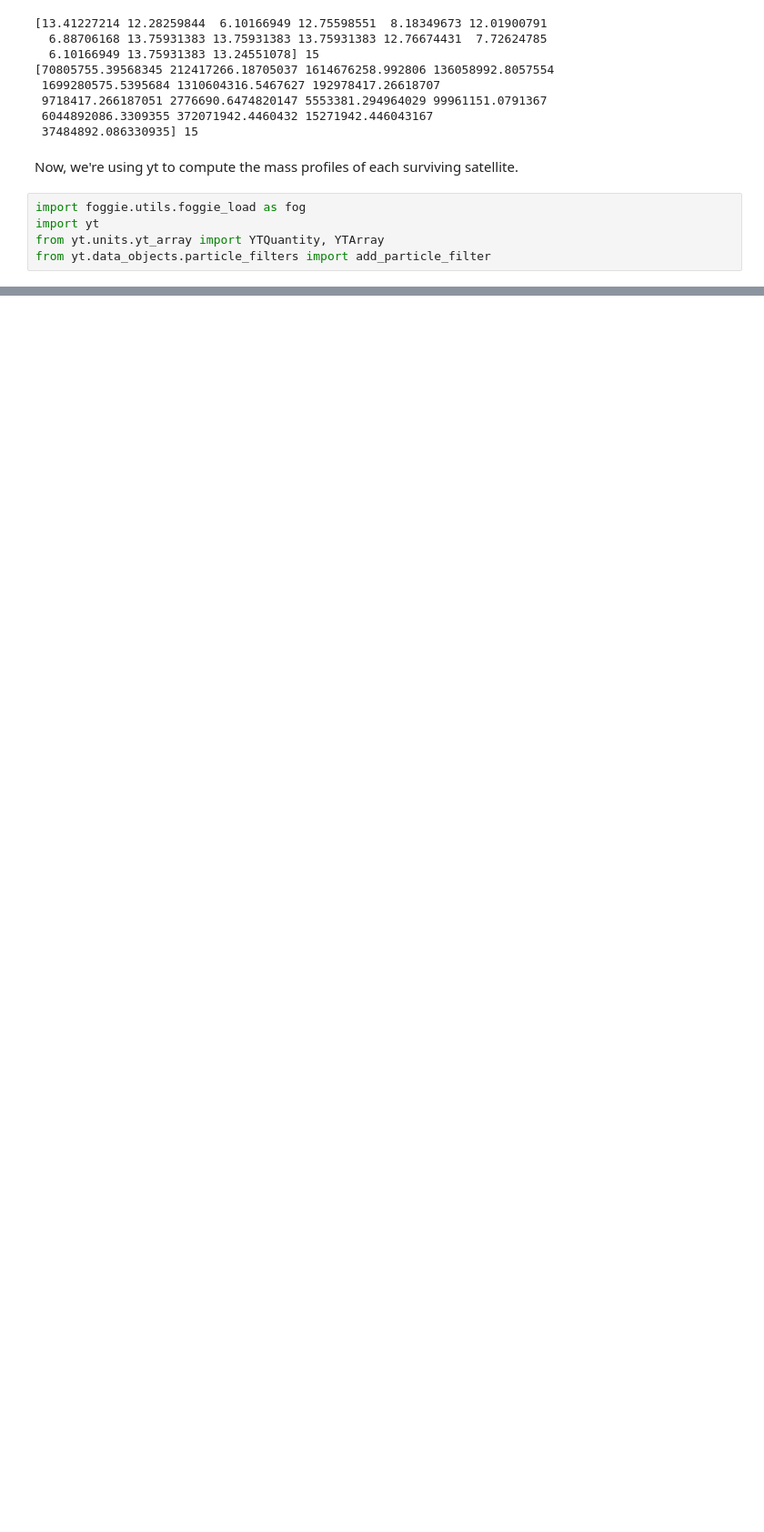
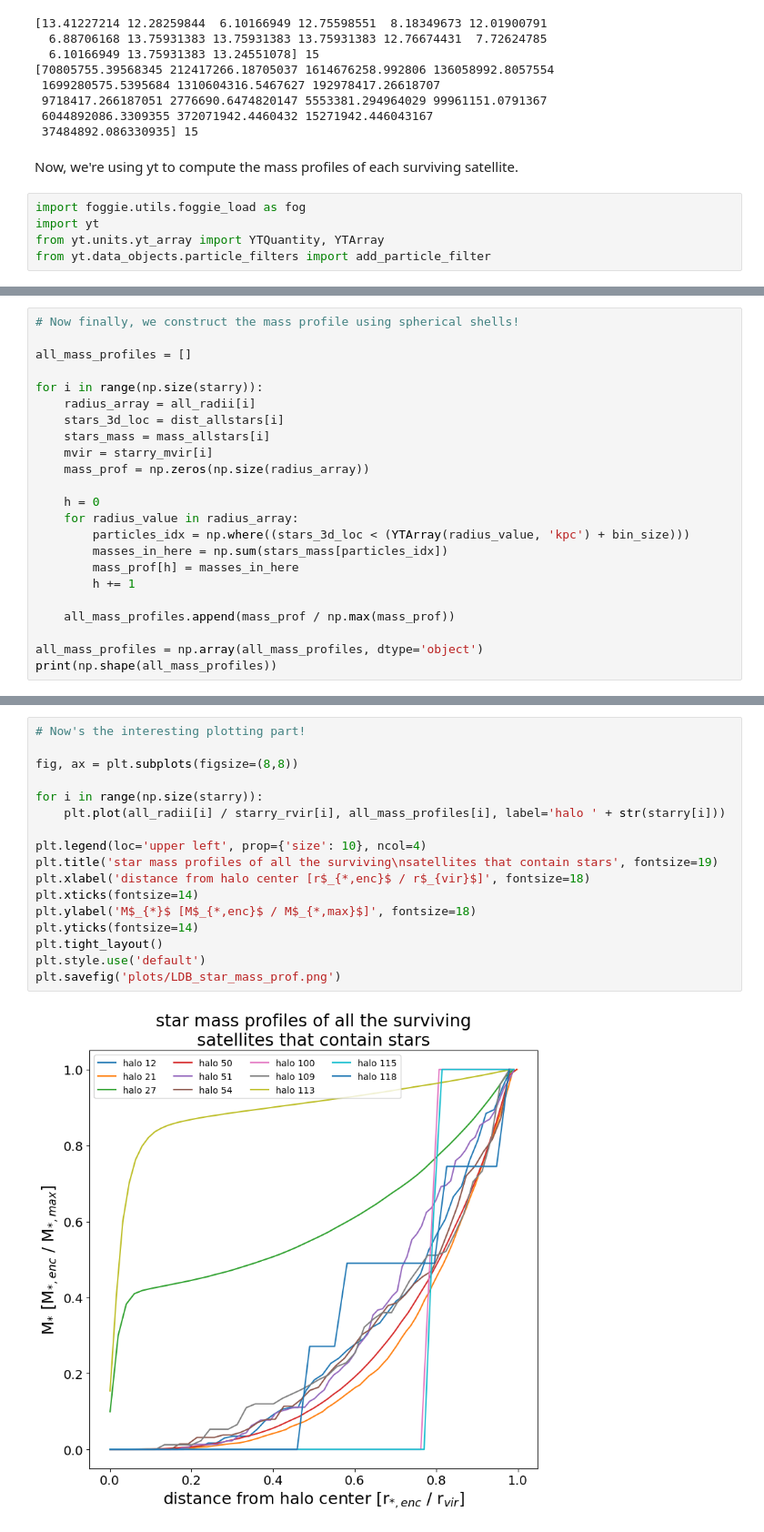
Before and after one commit to nguyenbinh1612/STScI_Summer2022, a Jupyter notebook: halos_surviving.ipynb, the cells around one changed output, grey strips where cells are left out. Shown at 91% size. Cells and saved outputs as stored; diff of their text form; blank space fills up the shorter version.

```diff
--- a/halos_surviving.ipynb
+++ b/halos_surviving.ipynb
@@ -509,0 +506,23 @@ plt.savefig('plots/surviving_sat_star_mass.png')
+# %%
+# Now finally, we construct the mass profile using spherical shells!
+
+all_mass_profiles = []
+
+for i in range(np.size(starry)):
+    radius_array = all_radii[i]
+    stars_3d_loc = dist_allstars[i]
+    stars_mass = mass_allstars[i]
+    mvir = starry_mvir[i]
+    mass_prof = np.zeros(np.size(radius_array))
+
+    h = 0
+    for radius_value in radius_array:
+        particles_idx = np.where((stars_3d_loc < (YTArray(radius_value, 'kpc') + bin_size)))
+        masses_in_here = np.sum(stars_mass[particles_idx])
+        mass_prof[h] = masses_in_here
+        h += 1
+
+    all_mass_profiles.append(mass_prof / np.max(mass_prof))
+
+all_mass_profiles = np.array(all_mass_profiles, dtype='object')
+print(np.shape(all_mass_profiles))
@@ -509,0 +531,19 @@ plt.savefig('plots/surviving_sat_star_mass.png')
+# %%
+# Now's the interesting plotting part!
+
+fig, ax = plt.subplots(figsize=(8,8))
+
+for i in range(np.size(starry)):
+    plt.plot(all_radii[i] / starry_rvir[i], all_mass_profiles[i], label='halo ' + str(starry[i]))
+
+plt.legend(loc='upper left', prop={'size': 10}, ncol=4)
+plt.title('star mass profiles of all the surviving\nsatellites that contain stars', fontsize=19)
+plt.xlabel('distance from halo center [r$_{*,enc}$ / r$_{vir}$]', fontsize=18)
+plt.xticks(fontsize=14)
+plt.ylabel('M$_{*}$ [M$_{*,enc}$ / M$_{*,max}$]', fontsize=18)
+plt.yticks(fontsize=14)
+plt.tight_layout()
+plt.style.use('default')
+plt.savefig('plots/LDB_star_mass_prof.png')
+# %% [output]
+[figure, added]
```
Also changed, not shown: parts of 13 cells of this notebook, 25 other files.
